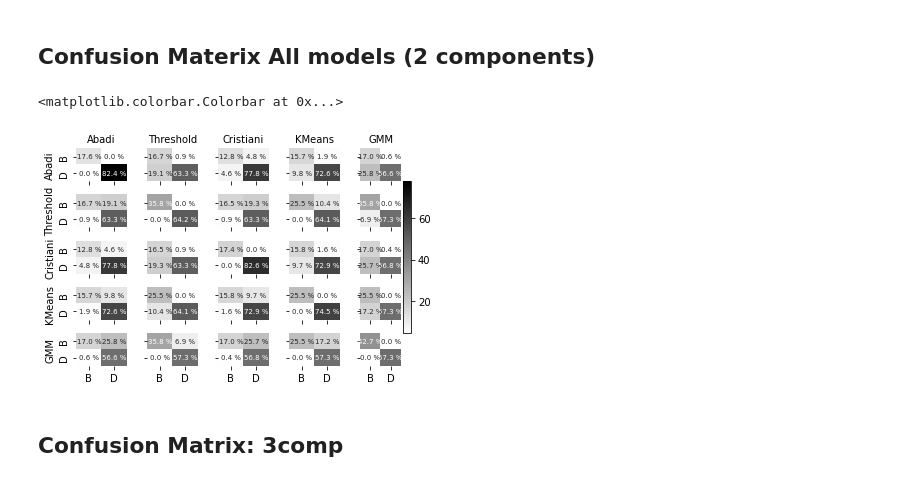
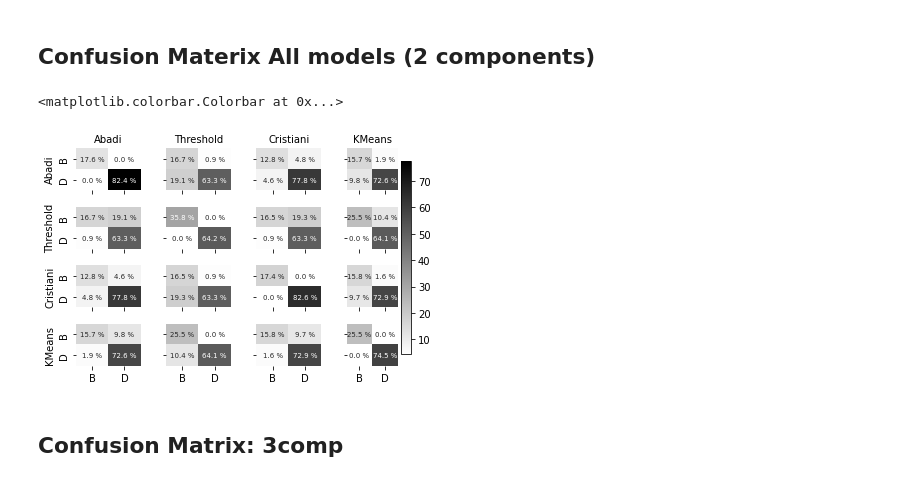
Before and after one commit to antotaverna/gchop_paper, a Jupyter notebook: matrix_models.ipynb, the cells around one changed output. Saved outputs shown, nothing was run; the diff lists cells and outputs as text; code cells hidden in the pictures.

```diff
--- a/matrix_models.ipynb
+++ b/matrix_models.ipynb
@@ -175,14 +175,14 @@ def plotter(y_true,y_pred,ax):
 
 
 
-fig,axes = plt.subplots(5, 5, sharex=True, sharey=True)
+fig,axes = plt.subplots(4, 4, sharex=True, sharey=True)
 fig.subplots_adjust(hspace=0.4,wspace=0.4)
 #axes
-ax1=axes[0,0]; ax2=axes[0,1]; ax3=axes[0,2]; ax4=axes[0,3]; ax5=axes[0,4]
-ax6=axes[1,0]; ax7=axes[1,1]; ax8=axes[1,2]; ax9=axes[1,3]; ax10=axes[1,4]
-ax11=axes[2,0]; ax12=axes[2,1]; ax13=axes[2,2]; ax14=axes[2,3]; ax15=axes[2,4]
-ax16=axes[3,0]; ax17=axes[3,1]; ax18=axes[3,2]; ax19=axes[3,3]; ax20=axes[3,4]
-ax21=axes[4,0]; ax22=axes[4,1]; ax23=axes[4,2]; ax24=axes[4,3]; ax25=axes[4,4]
+ax1=axes[0,0]; ax2=axes[0,1]; ax3=axes[0,2]; ax4=axes[0,3]#; ax5=axes[0,4]
+ax6=axes[1,0]; ax7=axes[1,1]; ax8=axes[1,2]; ax9=axes[1,3]#; ax10=axes[1,4]
+ax11=axes[2,0]; ax12=axes[2,1]; ax13=axes[2,2]; ax14=axes[2,3]#; ax15=axes[2,4]
+ax16=axes[3,0]; ax17=axes[3,1]; ax18=axes[3,2]; ax19=axes[3,3]#; ax20=axes[3,4]
+#ax21=axes[4,0]; ax22=axes[4,1]; ax23=axes[4,2]; ax24=axes[4,3]; ax25=axes[4,4]
 
 ############ Fila 1 ##############################
 y_true=dfs2.lab_ab; y_pred=dfs2.lab_ab
@@ -196,9 +196,6 @@ plotter(y_true, y_pred, ax3)
 
 y_true=dfs2.lab_ab; y_pred=dfs2.lab_km
 plotter(y_true, y_pred, ax4)
-
-y_true=dfs2.lab_ab; y_pred=dfs2.lab_gmm
-plotter(y_true, y_pred, ax5)
 
 
 ############ Fila 2 ##############################
@@ -214,8 +211,6 @@ plotter(y_true, y_pred, ax8)
 y_true=dfs2.lab_th; y_pred=dfs2.lab_km
 plotter(y_true, y_pred, ax9)
 
-y_true=dfs2.lab_th; y_pred=dfs2.lab_gmm
-plotter(y_true, y_pred, ax10)
 
 ############ Fila 3 ##############################
 y_true=dfs2.lab_cr; y_pred=dfs2.lab_ab
@@ -230,8 +225,6 @@ plotter(y_true, y_pred, ax13)
 y_true=dfs2.lab_cr; y_pred=dfs2.lab_km
 plotter(y_true, y_pred, ax14)
 
-y_true=dfs2.lab_cr; y_pred=dfs2.lab_gmm
-plotter(y_true, y_pred, ax15)
 
 ############ Fila 4 ##############################
 y_true=dfs2.lab_km; y_pred=dfs2.lab_ab
@@ -242,57 +235,40 @@ plotter(y_true, y_pred, ax17)
 
 y_true=dfs2.lab_km; y_pred=dfs2.lab_cr
 plotter(y_true, y_pred, ax18)
 
 y_true=dfs2.lab_km; y_pred=dfs2.lab_km
 plotter(y_true, y_pred, ax19)
 
-y_true=dfs2.lab_km; y_pred=dfs2.lab_gmm
-plotter(y_true, y_pred, ax20)
-
-############ Fila 5 ##############################
-y_true=dfs2.lab_gmm; y_pred=dfs2.lab_ab
-plotter(y_true, y_pred, ax21)
-
-y_true=dfs2.lab_gmm; y_pred=dfs2.lab_th
-plotter(y_true, y_pred, ax22)
-
-y_true=dfs2.lab_gmm; y_pred=dfs2.lab_cr
-plotter(y_true, y_pred, ax23)
-
-y_true=dfs2.lab_gmm; y_pred=dfs2.lab_km
-plotter(y_true, y_pred, ax24)
-
-y_true=dfs2.lab_gmm; y_pred=dfs2.lab_gmm
-plotter(y_true, y_pred, ax25)
 
 ##########################################
 #Tick-label
-ax21.xaxis.set_ticklabels(['B', 'D'])
-ax21.yaxis.set_ticklabels(['B', 'D']);
+ax16.xaxis.set_ticklabels(['B', 'D'])
+ax16.yaxis.set_ticklabels(['B', 'D']);
 
 #Title
 ax1.set_title('Abadi', fontsize=10)
 ax2.set_title('Threshold', fontsize=10)
 ax3.set_title('Cristiani', fontsize=10)
 ax4.set_title('KMeans', fontsize=10)
-ax5.set_title('GMM', fontsize=10)
+#ax5.set_title('GMM', fontsize=10)
 ax1.set_ylabel('Abadi', fontsize=10)
 ax6.set_ylabel('Threshold', fontsize=10)
 ax11.set_ylabel('Cristiani', fontsize=10)
 ax16.set_ylabel('KMeans', fontsize=10)
-ax21.set_ylabel('GMM', fontsize=10)
+#ax21.set_ylabel('GMM', fontsize=10)
 
 #cbar_ax = fig.add_axes([1.1, .3, .03, .4])
 
 
 #fig.colorbar(ax1.pcolormesh(cm_per, cmap='binary'), ax=cbar_ax )
-fig.colorbar(ax1.pcolormesh(cm_per, cmap='binary'), ax=axes[:,4])
+fig.colorbar(ax1.pcolormesh(cm_per, cmap='binary'), ax=axes[:,3])
+
 
 
 #plt.savefig('gchop_plots/matrix.png', dpi=200)
 # %% [output]
 <matplotlib.colorbar.Colorbar at 0x...>
-[figure, old version]
+[figure, new version]
 # %% [markdown]
 ##  Confusion Matrix: 3comp
 # %%
```
Also changed, not shown: parts of 1 cell of this notebook, 1 other file.
